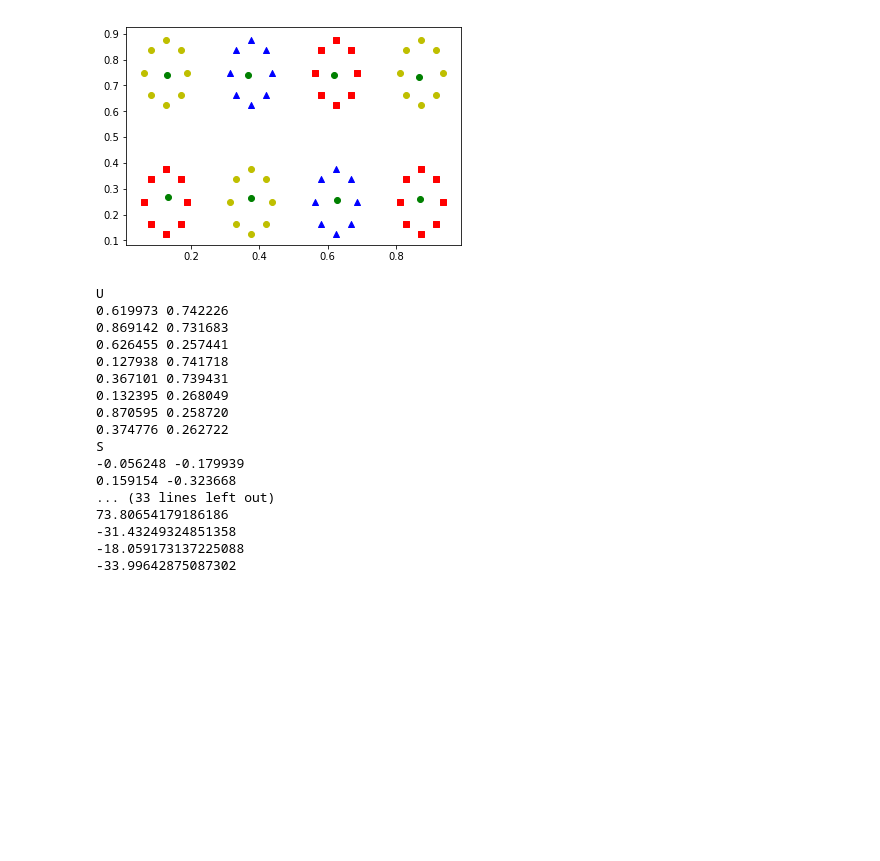
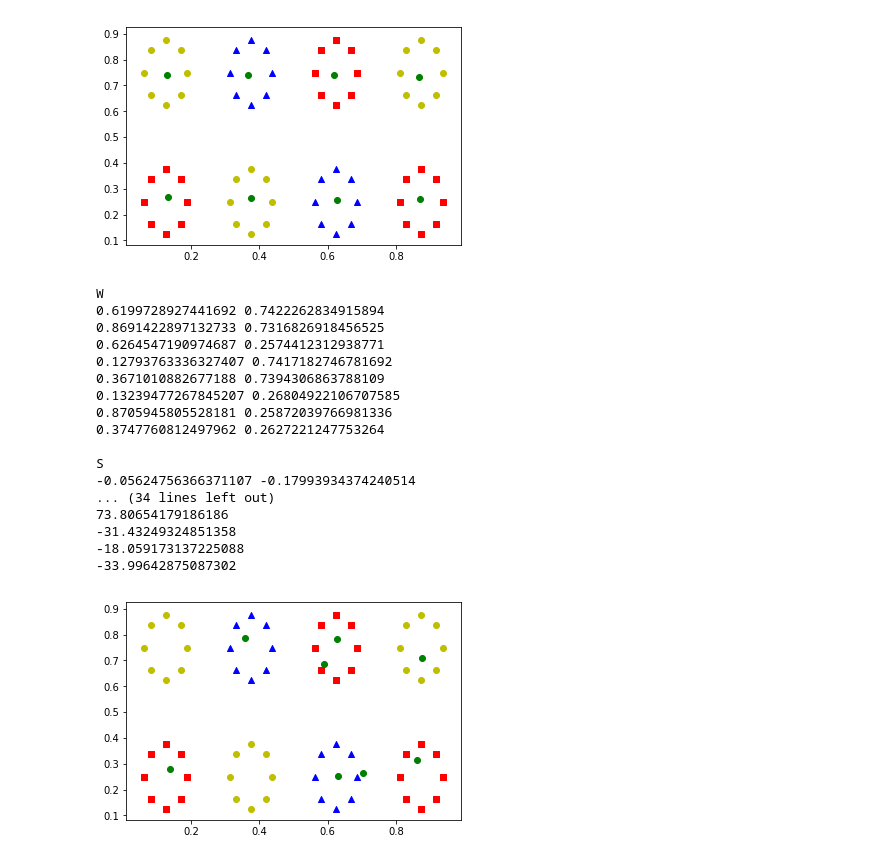
Before and after one commit to kkralj/Neuro-Fuzzy, a Jupyter notebook: lab7-plots/plots.ipynb, the cells around one changed output. Cells and saved outputs as stored; diff of their text form; code cells hidden in the pictures; blank space fills up the shorter version.

```diff
--- a/lab7-plots/plots.ipynb
+++ b/lab7-plots/plots.ipynb
@@ -59,35 +59,48 @@ plt.show()
 # %% [output]
 [figure]
 # %%
-print('U')
+print('W')
 for i in range(len(Uxi)):
-    print('%f %f' % (points[4 * i], points[4 * i + 2]))
+    print(points[4 * i], points[4 * i + 2])
 
-print('S')
+print('\nS')
 for i in range(len(Uxi)):
-    print('%f %f' % (points[4 * i + 1], points[4 * i + 3]))
+    print(points[4 * i + 1], points[4 * i + 3])
 
-print('Izlazni sloj')
-
+print('\nIzlazni sloj')
 for i in range(first_hidden * 4, len(points)):
-    if (i - first_hidden * 4) % 9 == 0:
+    if (i - first_hidden * 4) % 9 == 0 and (i - first_hidden * 4) > 0:
         print()
     print(points[i])
 # %% [output]
-U
-0.619973 0.742226
-0.869142 0.731683
-0.626455 0.257441
-0.127938 0.741718
-0.367101 0.739431
-0.132395 0.268049
-0.870595 0.258720
-0.374776 0.262722
+W
+0.6199728927441692 0.7422262834915894
+0.8691422897132733 0.7316826918456525
+0.6264547190974687 0.2574412312938771
+0.12793763336327407 0.7417182746781692
+0.3671010882677188 0.7394306863788109
+0.13239477267845207 0.26804922106707585
+0.8705945805528181 0.25872039766981336
+0.3747760812497962 0.2627221247753264
+
 S
--0.056248 -0.179939
-0.159154 -0.323668
-... (33 lines left out)
+-0.05624756366371107 -0.17993934374240514
+... (34 lines left out)
 73.80654179186186
 -31.43249324851358
 -18.059173137225088
 -33.99642875087302
+# %%
+first_hidden, points = readNeuronPoints('../lab7-data/train-params-2843.txt')
+Uxi, Uyi = [], []
+for i in range(0, first_hidden * 4, 4):
+    Uxi.append(points[i])
+    Uyi.append(points[i + 2])
+
+for i in range(len(X1)):
+    plt.scatter(X1[i], X2[i], marker=markers[Y[i]], color=colors[Y[i]])
+plt.scatter(Uxi, Uyi, c='g')
+
+plt.show()
+# %% [output]
+[figure, added]
```
Also changed, not shown: parts of 1 cell of this notebook, 9 other files.
